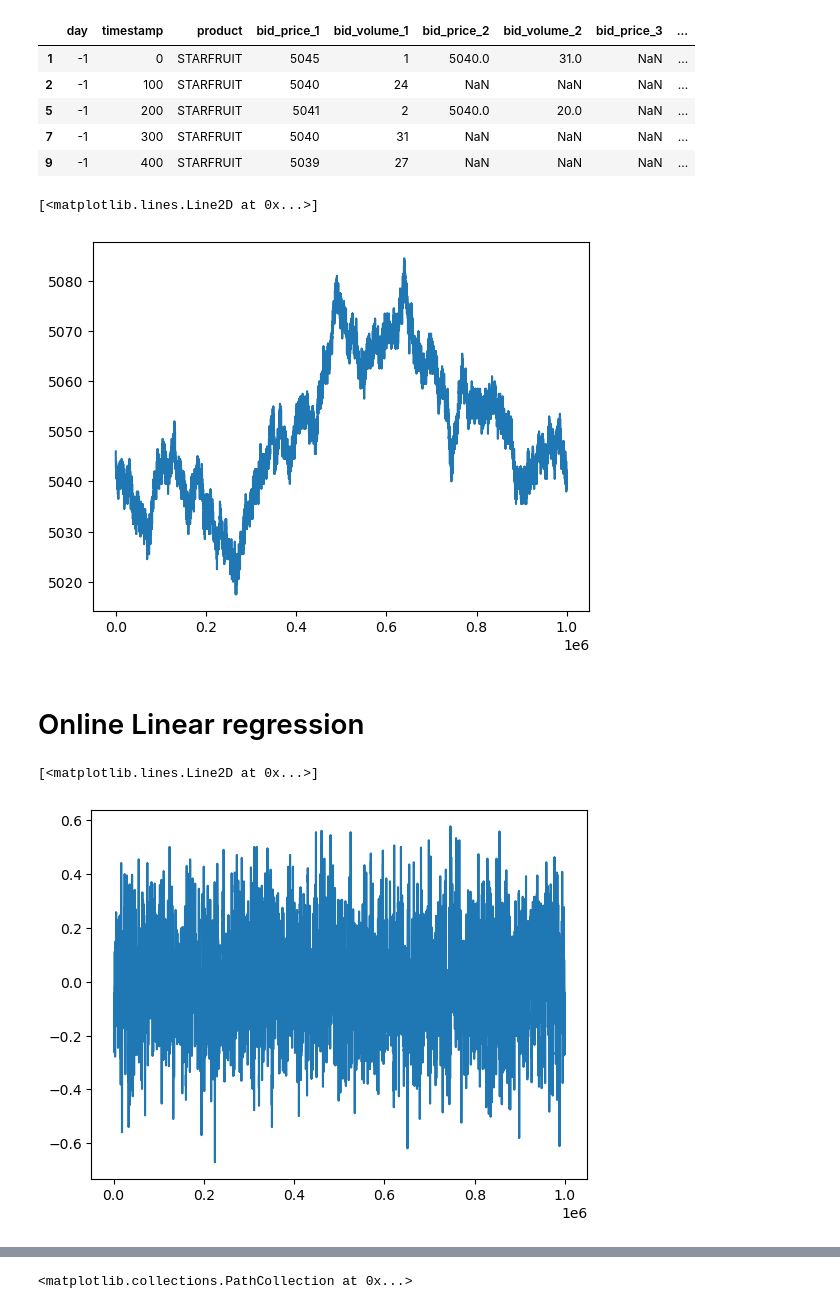
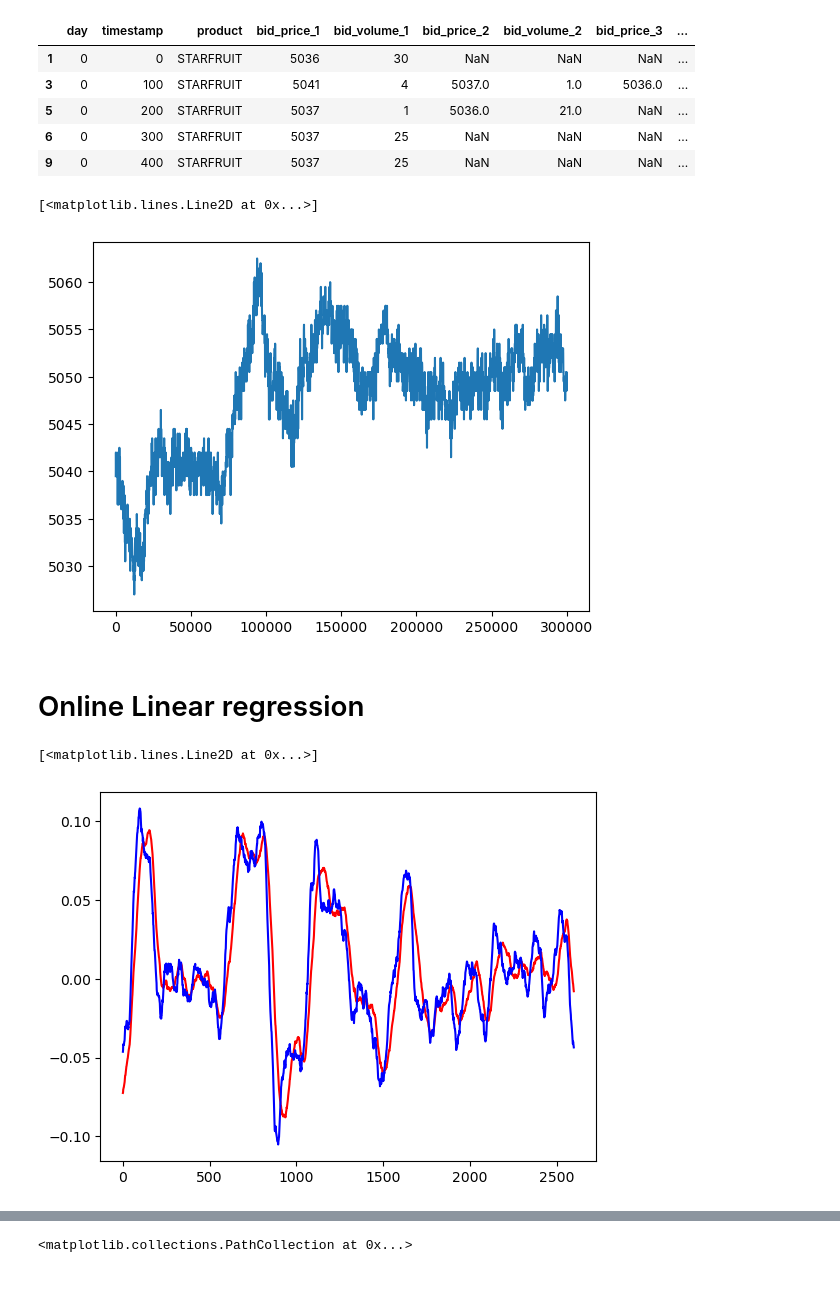
Before and after one commit to AlviseSembenico/IMC-prosperity, a Jupyter notebook: indicators.ipynb, the cells around one changed output, grey strips where cells are left out. Cells and saved outputs as stored; diff of their text form; code cells hidden in the pictures.

```diff
--- a/indicators.ipynb
+++ b/indicators.ipynb
@@ -6,33 +8,59 @@ import matplotlib.pyplot as plt
-# %%
-df = pd.read_csv('data/round1/-1.csv', delimiter=';')
-products = df['product'].unique()
-df = df[df['product'] == products[1]]
-df.head()
-# %% [output]
-|  | day | timestamp | product | bid_price_1 | bid_volume_1 | bid_price_2 | bid_volume_2 | bid_price_3 | ... |
-| 1 | -1 | 0 | STARFRUIT | 5045 | 1 | 5040.0 | 31.0 | NaN | ... |
-| 2 | -1 | 100 | STARFRUIT | 5040 | 24 | NaN | NaN | NaN | ... |
-| 5 | -1 | 200 | STARFRUIT | 5041 | 2 | 5040.0 | 20.0 | NaN | ... |
-| 7 | -1 | 300 | STARFRUIT | 5040 | 31 | NaN | NaN | NaN | ... |
-| 9 | -1 | 400 | STARFRUIT | 5039 | 27 | NaN | NaN | NaN | ... |
+# %%
+df = pd.read_csv('data/round1/0.csv', delimiter=';')
+products = df['product'].unique()
+df = df[df['product'] == products[1]]
+df = df[df.timestamp < 3000*100]
+
+start_date = '2024-01-01'
+num_days = len(df)
+
+# Create a datetime range
+date_range = pd.date_range(start=start_date, periods=num_days)
+
+
+quotes_list = [
+    Quote(d,o,h,l,c,v)
+    for d,o,h,l,c,v
+    in zip(date_range, df['mid_price'], df['mid_price'], df['mid_price'], df['mid_price'], df['bid_volume_1'] + df['ask_volume_1'])
+]
+df.head()
+# %% [output]
+|  | day | timestamp | product | bid_price_1 | bid_volume_1 | bid_price_2 | bid_volume_2 | bid_price_3 | ... |
+| 1 | 0 | 0 | STARFRUIT | 5036 | 30 | NaN | NaN | NaN | ... |
+| 3 | 0 | 100 | STARFRUIT | 5041 | 4 | 5037.0 | 1.0 | 5036.0 | ... |
+| 5 | 0 | 200 | STARFRUIT | 5037 | 1 | 5036.0 | 21.0 | NaN | ... |
+| 6 | 0 | 300 | STARFRUIT | 5037 | 25 | NaN | NaN | NaN | ... |
+| 9 | 0 | 400 | STARFRUIT | 5037 | 25 | NaN | NaN | NaN | ... |
 # %%
 X = df['timestamp']
 Y = df['mid_price']
 plt.plot(X, Y)
 # %% [output]
 [<matplotlib.lines.Line2D at 0x...>]
-[figure, old version]
+[figure, new version]
 # %% [markdown]
 # Online Linear regression
 # %%
-window_size = 10
+window_size = 150
 derivative = []
-for i in range(window_size, len(X)):
+weighted = []
+l = window_size + 2600
+
+for i in range(window_size, l):
+    # weight = np.linspace(0, 1, num=window_size)
+    interval = 2
+    weight = np.exp(np.linspace(-interval, interval, num=window_size))
+    model = model.fit(np.linspace(0, window_size, num=window_size).reshape(-1,1), Y[i-window_size:i])
+    derivative.append(model.coef_[0])
+
     model = LinearRegression()
-    model = model.fit(np.linspace(0, window_size, num=window_size).reshape(-1,1), Y[i-window_size:i])
+    model_w = model.fit(np.linspace(0, window_size, num=window_size).reshape(-1,1), Y[i-window_size:i], weight)
     # model = model.fit(X[i-window_size:i].values.reshape(-1, 1), Y[i-window_size:i])
-    derivative.append(model.coef_[0])
-plt.plot(X[window_size:], derivative)
+    weighted.append(model_w.coef_[0])
+# plt.plot(X[window_size:], derivative)
+
+plt.plot(derivative[:l-window_size], color ='red')
+plt.plot(weighted[:l-window_size], color='blue')
 # %% [output]
 [<matplotlib.lines.Line2D at 0x...>]
-[figure, old version]
+[figure, new version]
```
Also changed, not shown: parts of 14 cells of this notebook, 1 other file.
